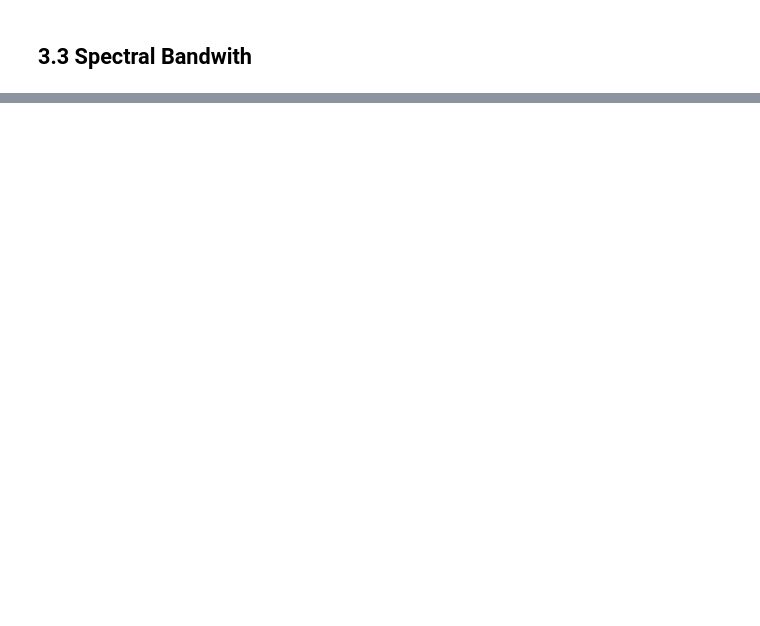
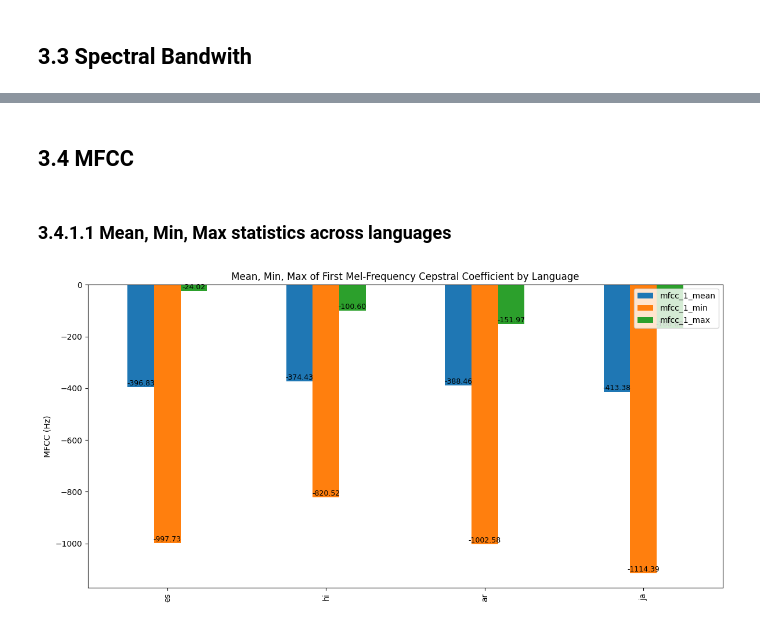
Before and after one commit to zbytek-team/speech-analysis, a Jupyter notebook: notebooks/data_exploration.ipynb, the cells around one changed output, grey strips where cells are left out. Saved outputs shown, nothing was run; the diff lists cells and outputs as text; code cells hidden in the pictures; blank space fills up the shorter version.

Commit message:
feat: Add stats and boxplots graphs for MFCC

```diff
--- a/notebooks/data_exploration.ipynb
+++ b/notebooks/data_exploration.ipynb
@@ -545,0 +584,58 @@ plt.show()
+# %% [markdown]
+## 3.4 MFCC
+# %% [markdown]
+### 3.4.1.1 Mean, Min, Max statistics across languages
+# %%
+# Create a new DataFrame to store summary statistics if it doesn't exist
+if 'summary_stats' not in locals():
+    summary_stats = pd.DataFrame()
+
+# Loop through each language
+for language in LANGUAGES:
+    # Load the CSV file into a DataFrame
+    file_path = Path(f'{RELATIVE_FEATURES_DIR}/{language}_features.csv')
+    df_features = pd.read_csv(file_path)
+
+    # if REMOVE_KIDS is True, remove Teens from the dataset
+    if REMOVE_KIDS:
+        rows = len(df_features)
+        df_features = df_features[~df_features['age'].str.contains('teens', case=False)]
+        print(f'Removed {rows - len(df_features)} teens from the dataset for {language}')
+
+    # Convert the MFCC string arrays to numerical arrays
+    df_features['mfcc_mean'] = df_features['mfcc_mean'].apply(lambda x: np.fromstring(x.strip('[]'), sep=' '))
+
+    # Calculate mean, min, and max for each MFCC coefficient
+    mfcc_means = np.mean(np.stack(df_features['mfcc_mean'].values), axis=0)
+    mfcc_mins = np.min(np.stack(df_features['mfcc_mean'].values), axis=0)
+    mfcc_maxs = np.max(np.stack(df_features['mfcc_mean'].values), axis=0)
+
+    # Store the results in the summary statistics DataFrame
+    for i, (mean, min_val, max_val) in enumerate(zip(mfcc_means, mfcc_mins, mfcc_maxs), start=1):
+        summary_stats.loc[language, f'mfcc_{i}_mean'] = mean
+        summary_stats.loc[language, f'mfcc_{i}_min'] = min_val
+        summary_stats.loc[language, f'mfcc_{i}_max'] = max_val
+
+# Calculate summary statistics for MFCCs
+mfcc_stats = summary_stats.filter(regex='mfcc_.*_(mean|min|max)')
+
+# Plot MFCC statistics for the first MFCC as an example
+plt.figure(figsize=(12, 6))
+ax = mfcc_stats.filter(regex='mfcc_1_').plot(kind='bar', ax=plt.gca())
+
+# Customize the plot
+ax.set_title("Mean, Min, Max of First Mel-Frequency Cepstral Coefficient by Language")
+ax.set_ylabel("MFCC (Hz)")
+ax.legend(loc='upper right')
+
+# Add data labels
+for p in ax.patches:
+    ax.annotate(f'{p.get_height():.2f}',
+                (p.get_x() + p.get_width() / 2, p.get_height()),
+                ha='center', va='bottom',
+                fontsize=9, color='black', rotation=0)
+
+plt.tight_layout()
+plt.show()
+# %% [output]
+[figure, added]
```
Also changed, not shown: parts of 12 cells of this notebook.
